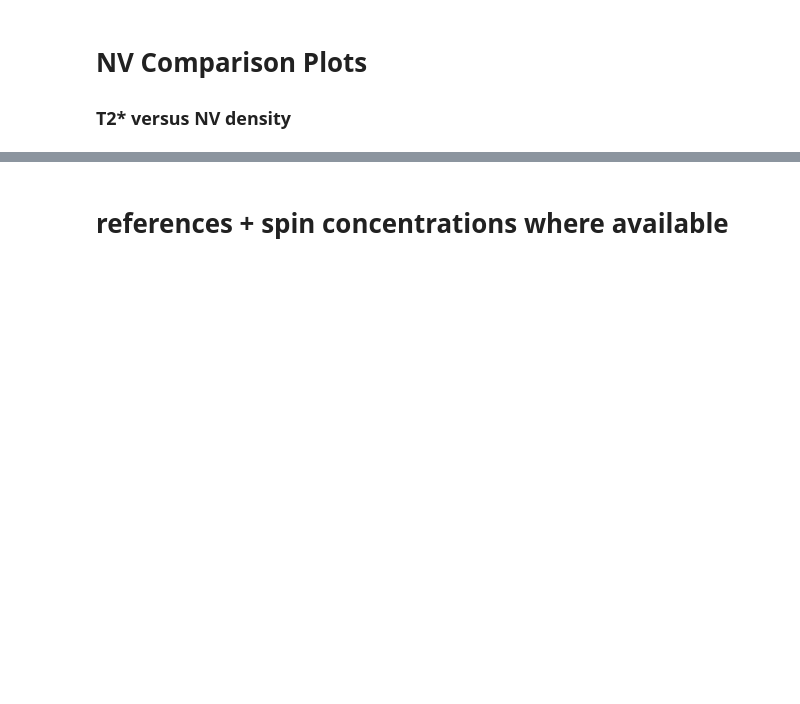
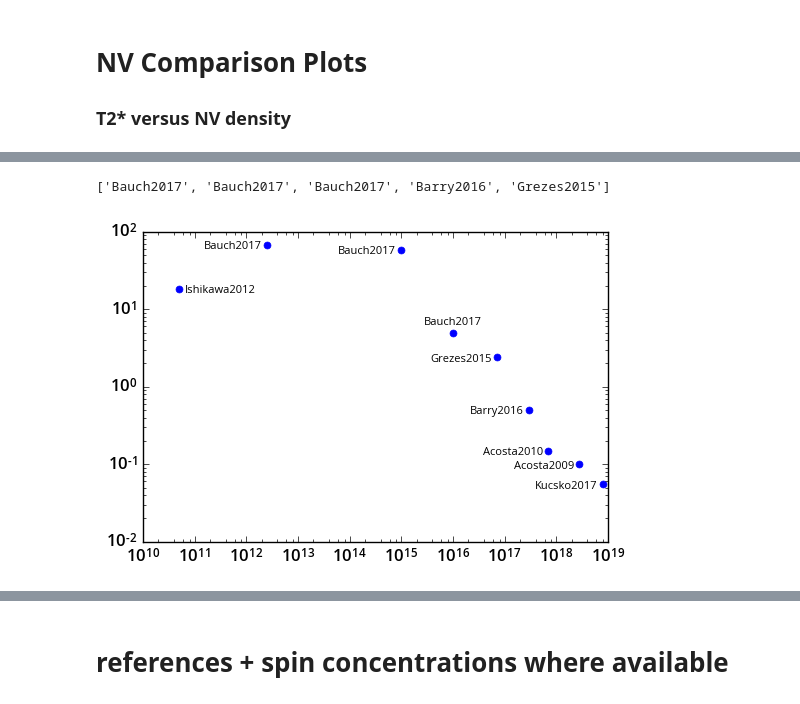
Before and after one commit to ebauch/NV_data, a Jupyter notebook: T2star_survey.ipynb, the cells around one changed output, grey strips where cells are left out. Saved outputs shown, nothing was run; the diff lists cells and outputs as text; code cells hidden in the pictures; blank space fills up the shorter version.

```diff
--- a/T2star_survey.ipynb
+++ b/T2star_survey.ipynb
@@ -73,0 +117,48 @@ array(['Bauch2017', 'Bauch2017', 'Bauch2017', 'Barry2016', 'Grezes2015',
+# %%
+labels[:5]
+# %% [output]
+['Bauch2017', 'Bauch2017', 'Bauch2017', 'Barry2016', 'Grezes2015']
+# %%
+# this will palce labels based on positonmask (left, right from data point)
+# position mask is optional argument
+def place_labels(xypos, labels, *positionmask):
+    length = len(xypos[0])
+    # define default position mask - all labels left
+    if not positionmask:
+        positionmask = ['l'] * length
+    elif len(positionmask[0]) < length:
+        positionmask = positionmask[0] + ['l'] * (length - len(positionmask))
+#       print(positionmask)
+    else:
+        if len(positionmask[0]) > length:
+
+            positionmask = positionmask[0][:length]
+
+    for i in range(length):
+
+        if positionmask[i] == 'l':
+            position_offsetx = 0.8
+            position_offsety = 0.95
+            alignment = 'right'
+        if positionmask[i] == 'r':
+            position_offsetx = 1.3
+            position_offsety = 0.95
+            alignment = 'left'
+        if positionmask[i] == 't':
+            position_offsetx = 1
+            position_offsety = 1.35
+            alignment = 'center'
+        plt.text(xypos[0][i]*position_offsetx, xypos[1][i] * position_offsety, labels[i], fontsize=8, fontweight='normal', va='center', ha=alignment)
+
+plt.plot(x1n, y1n, 'b.', ms=10)
+# place_labels(labels)
+
+place_labels([x1n, y1n], labelsn, ['l','l','t','l','l','r','l','l','l','l','l','r'])
+
+# for i in range(length):
+#     plt.text(x1n[i]*0.8, y1n[i]*(0.99), labelsn[i], fontsize=8, fontweight='normal', va='center', ha='right')
+
+plt.xscale('log')
+plt.yscale('log')
+# %% [output]
+[figure, added]
```
Also changed, not shown: parts of 24 cells of this notebook, 8 other files.
